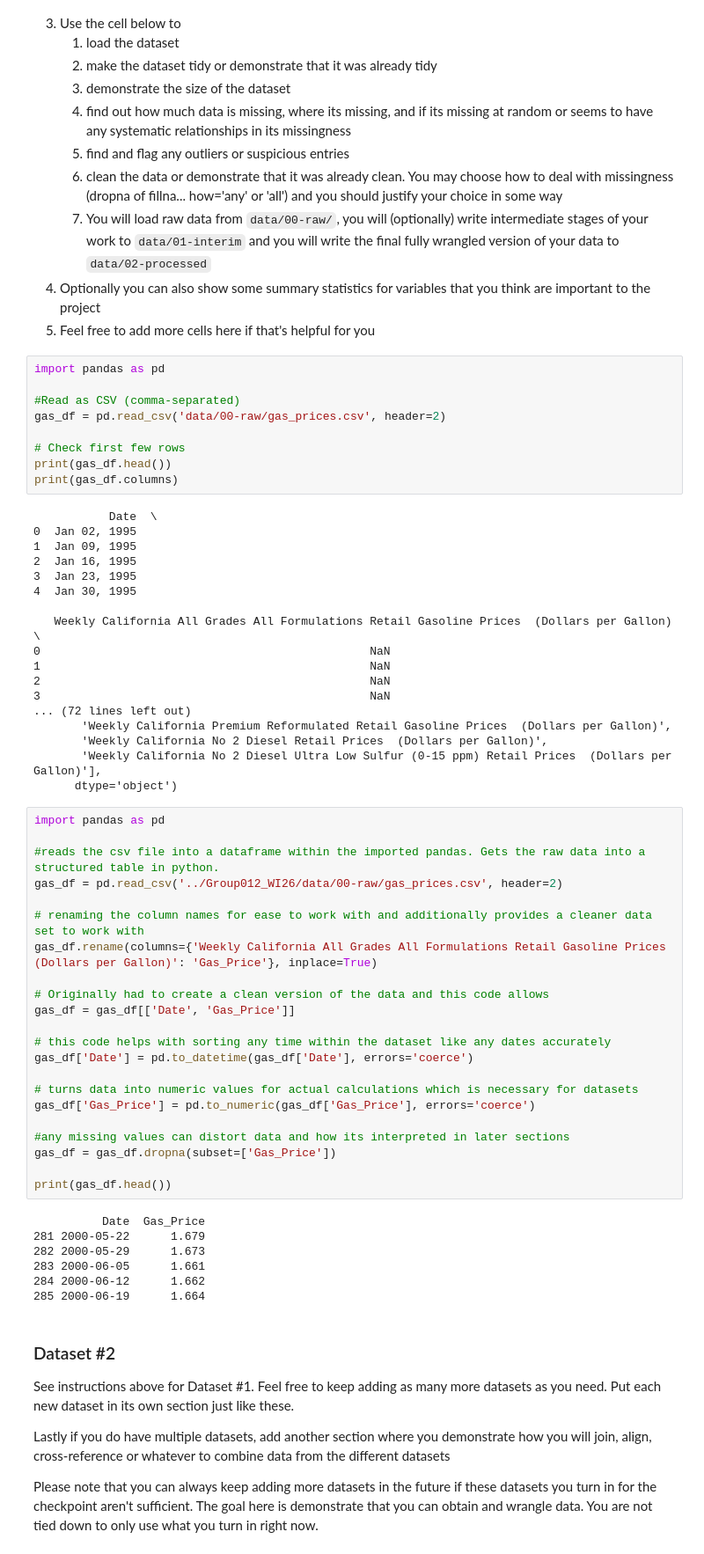
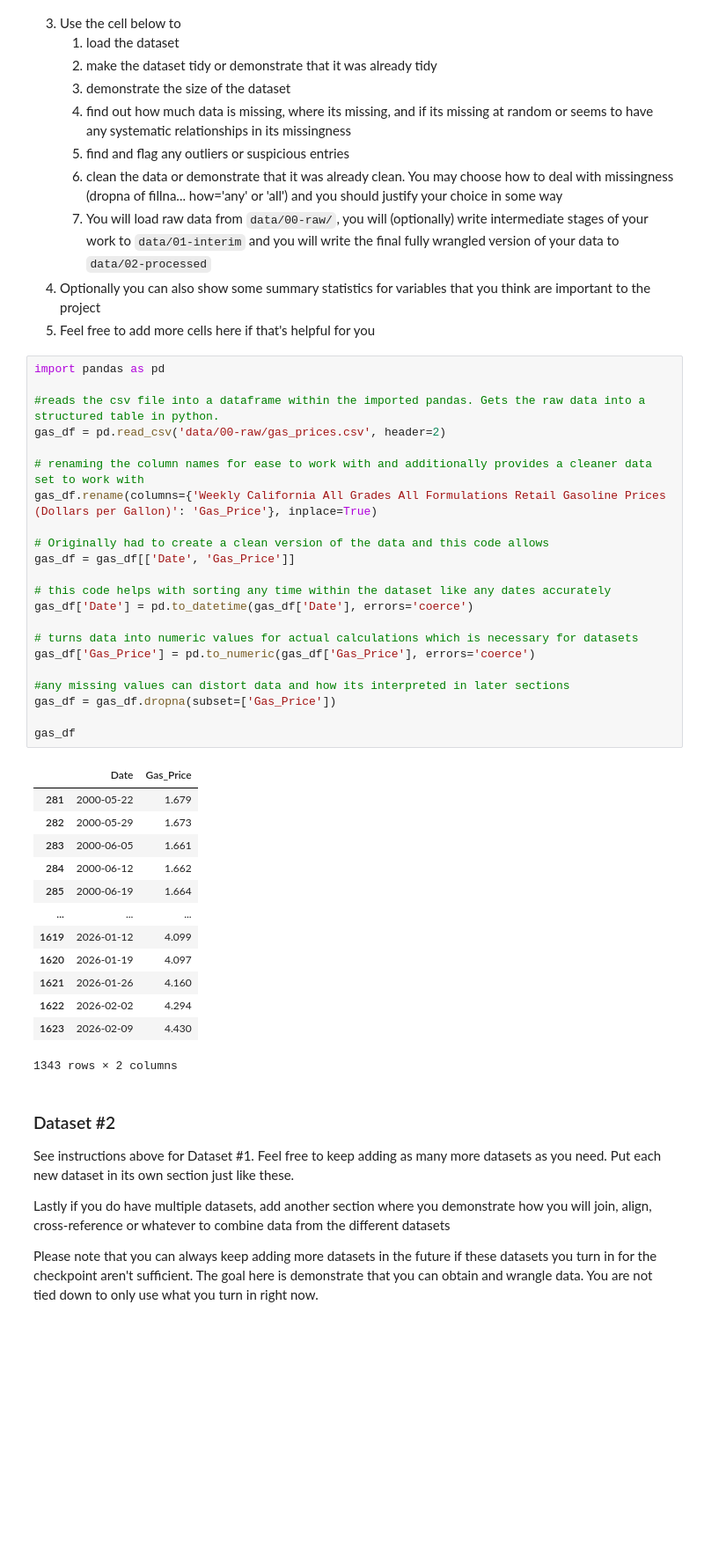
Before and after one commit to COGS108/Group012_WI26, a Jupyter notebook: 01-DataCheckpoint.ipynb, the cells around one changed output. Shown at 88% size. Drawn from its saved outputs; the diff is of its cells as text; blank space fills up the shorter version.

```diff
--- a/01-DataCheckpoint.ipynb
+++ b/01-DataCheckpoint.ipynb
@@ -128,62 +128,42 @@ Instructions:
     7. You will load raw data from `data/00-raw/`, you will (optionally) write intermediate stages of your work to `data/01-interim` and you will write the final fully wrangled version of your data to `data/02-processed`
 4. Optionally you can also show some summary statistics for variables that you think are important to the project
 5. Feel free to add more cells here if that's helpful for you
-# %%
-import pandas as pd
-
-#Read as CSV (comma-separated)
-gas_df = pd.read_csv('data/00-raw/gas_prices.csv', header=2)
-
-# Check first few rows
-print(gas_df.head())
-print(gas_df.columns)
-# %% [output]
-           Date  \
-0  Jan 02, 1995
-1  Jan 09, 1995
-2  Jan 16, 1995
-3  Jan 23, 1995
-4  Jan 30, 1995
-
-   Weekly California All Grades All Formulations Retail Gasoline Prices  (Dollars per Gallon)  \
-0                                                NaN
-1                                                NaN
-2                                                NaN
-3                                                NaN
-... (72 lines left out)
-       'Weekly California Premium Reformulated Retail Gasoline Prices  (Dollars per Gallon)',
-       'Weekly California No 2 Diesel Retail Prices  (Dollars per Gallon)',
-       'Weekly California No 2 Diesel Ultra Low Sulfur (0-15 ppm) Retail Prices  (Dollars per Gallon)'],
-      dtype='object')
 # %%
 import pandas as pd
 
 #reads the csv file into a dataframe within the imported pandas. Gets the raw data into a structured table in python.
-gas_df = pd.read_csv('../Group012_WI26/data/00-raw/gas_prices.csv', header=2)
+gas_df = pd.read_csv('data/00-raw/gas_prices.csv', header=2)
 
 # renaming the column names for ease to work with and additionally provides a cleaner data set to work with
 gas_df.rename(columns={'Weekly California All Grades All Formulations Retail Gasoline Prices  (Dollars per Gallon)': 'Gas_Price'}, inplace=True)
 
 # Originally had to create a clean version of the data and this code allows
 gas_df = gas_df[['Date', 'Gas_Price']]
 
 # this code helps with sorting any time within the dataset like any dates accurately
 gas_df['Date'] = pd.to_datetime(gas_df['Date'], errors='coerce')
 
 # turns data into numeric values for actual calculations which is necessary for datasets
 gas_df['Gas_Price'] = pd.to_numeric(gas_df['Gas_Price'], errors='coerce')
 
 #any missing values can distort data and how its interpreted in later sections
 gas_df = gas_df.dropna(subset=['Gas_Price'])
 
-print(gas_df.head())
+gas_df
 # %% [output]
+|  | Date | Gas_Price |
+| 281 | 2000-05-22 | 1.679 |
+| 282 | 2000-05-29 | 1.673 |
+| 283 | 2000-06-05 | 1.661 |
+| 284 | 2000-06-12 | 1.662 |
+| 285 | 2000-06-19 | 1.664 |
+| ... | ... | ... |
+| 1619 | 2026-01-12 | 4.099 |
+| 1620 | 2026-01-19 | 4.097 |
+| 1621 | 2026-01-26 | 4.160 |
+| 1622 | 2026-02-02 | 4.294 |
+| 1623 | 2026-02-09 | 4.430 |
-          Date  Gas_Price
-281 2000-05-22      1.679
-282 2000-05-29      1.673
-283 2000-06-05      1.661
-284 2000-06-12      1.662
-285 2000-06-19      1.664
+1343 rows × 2 columns
 # %% [markdown]
 ### Dataset #2
 
```
